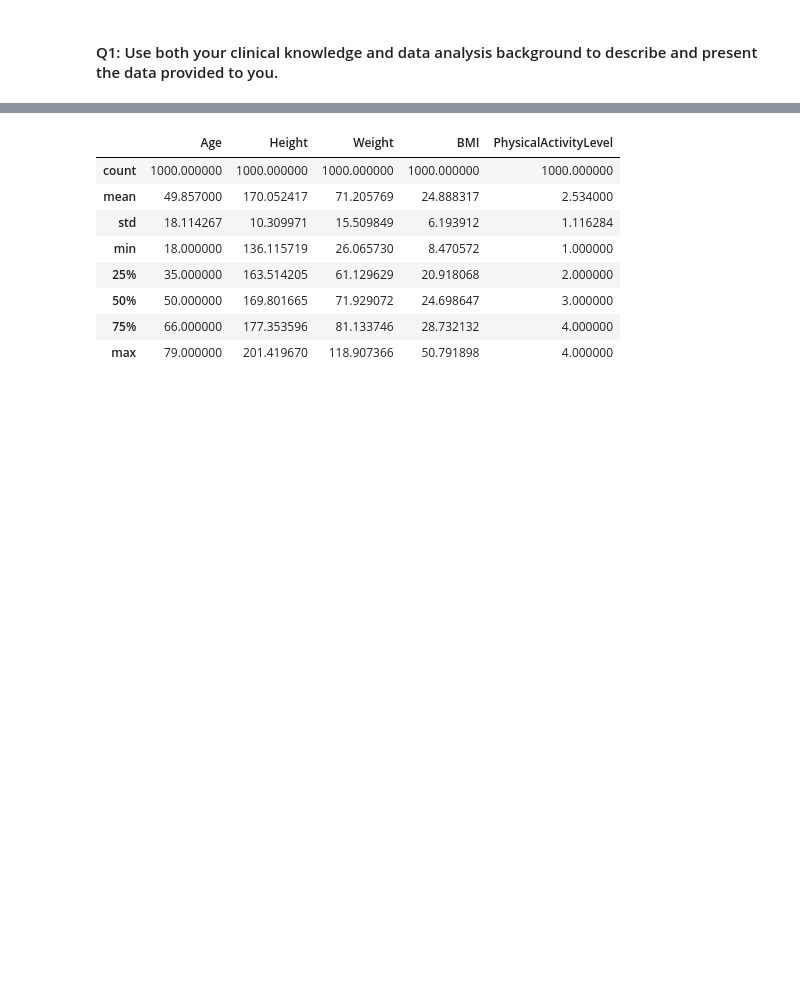
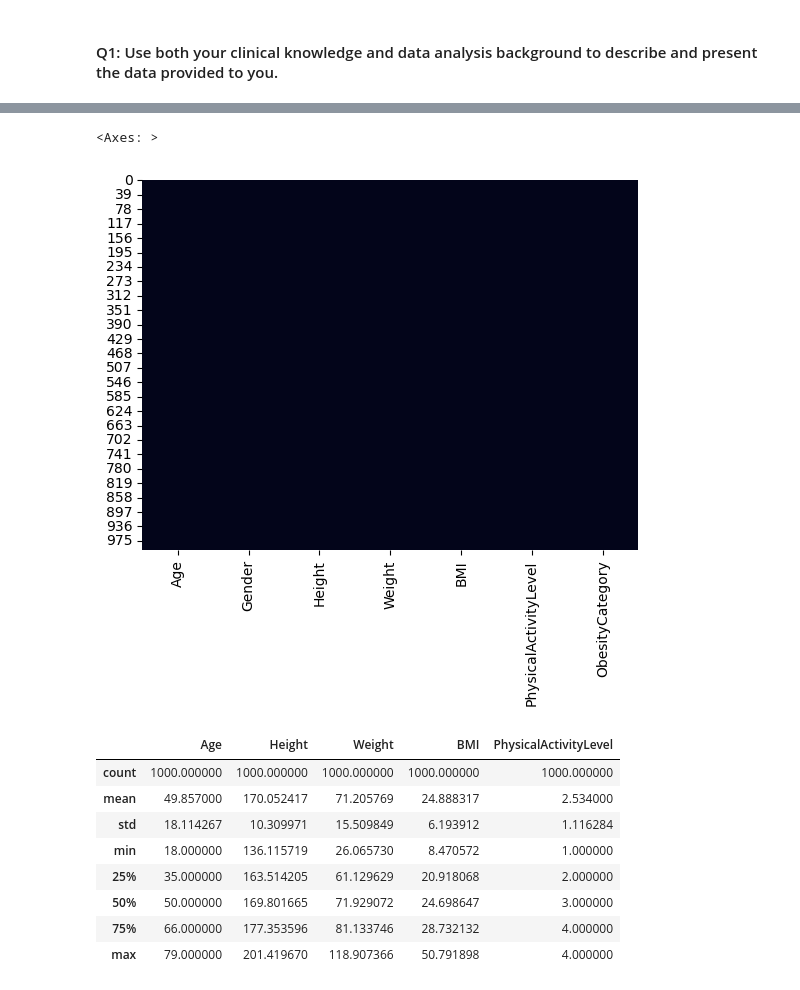
Before and after one commit to touXik/Tp_01_mbdd, a Jupyter notebook: Lab1_Health_Data_Modelling.ipynb, the cells around one changed output, grey strips where cells are left out. Drawn from its saved outputs; the diff is of its cells as text; code cells hidden in the pictures; blank space fills up the shorter version.

```diff
--- a/Lab1_Health_Data_Modelling.ipynb
+++ b/Lab1_Health_Data_Modelling.ipynb
@@ -62 +112,7 @@ df2
+# %%
+# juste pour afficher le dataset en entier , toute est noir donc  pas de valeurs manqantes
+sns.heatmap(df.isna(),cbar=False)
+# %% [output]
+<Axes: >
+[figure, added]
 # %%
```
Also changed, not shown: parts of 18 cells of this notebook.
